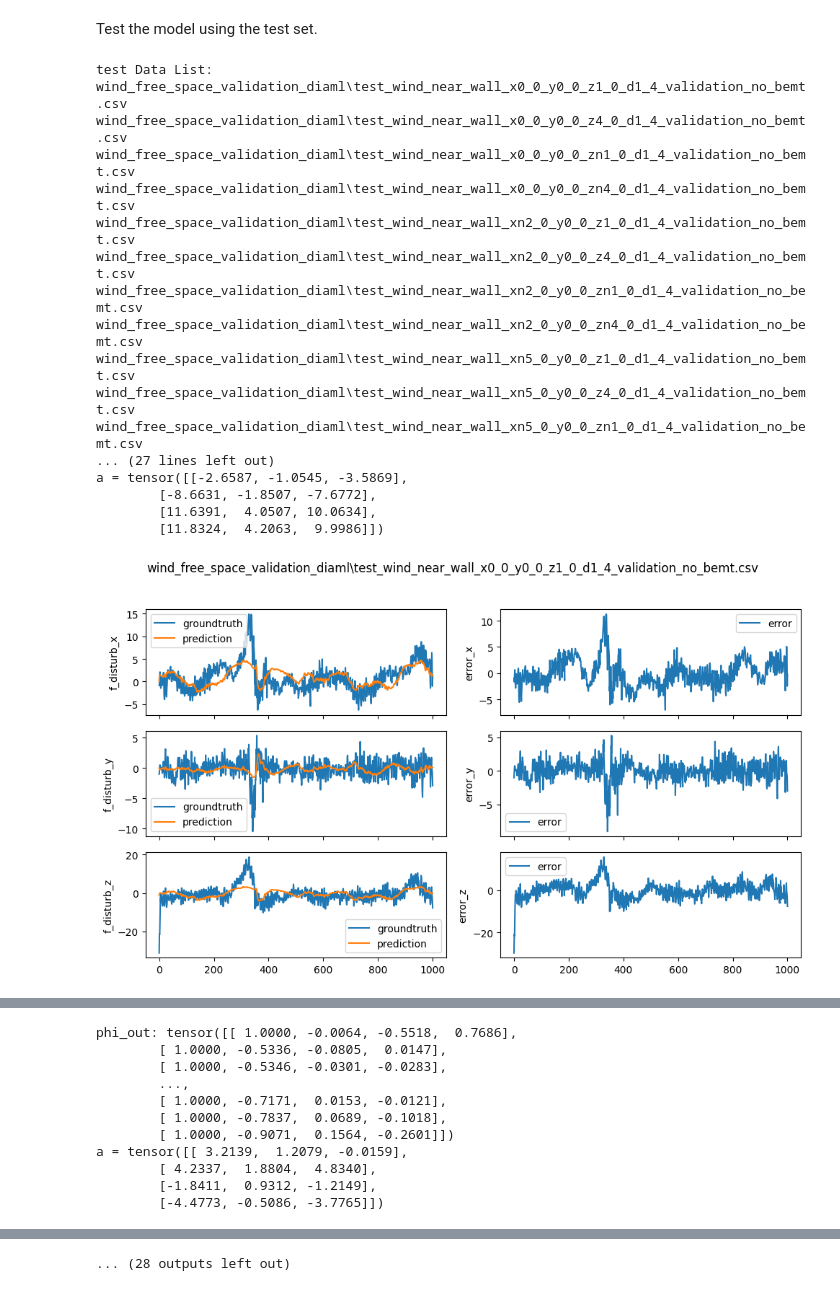
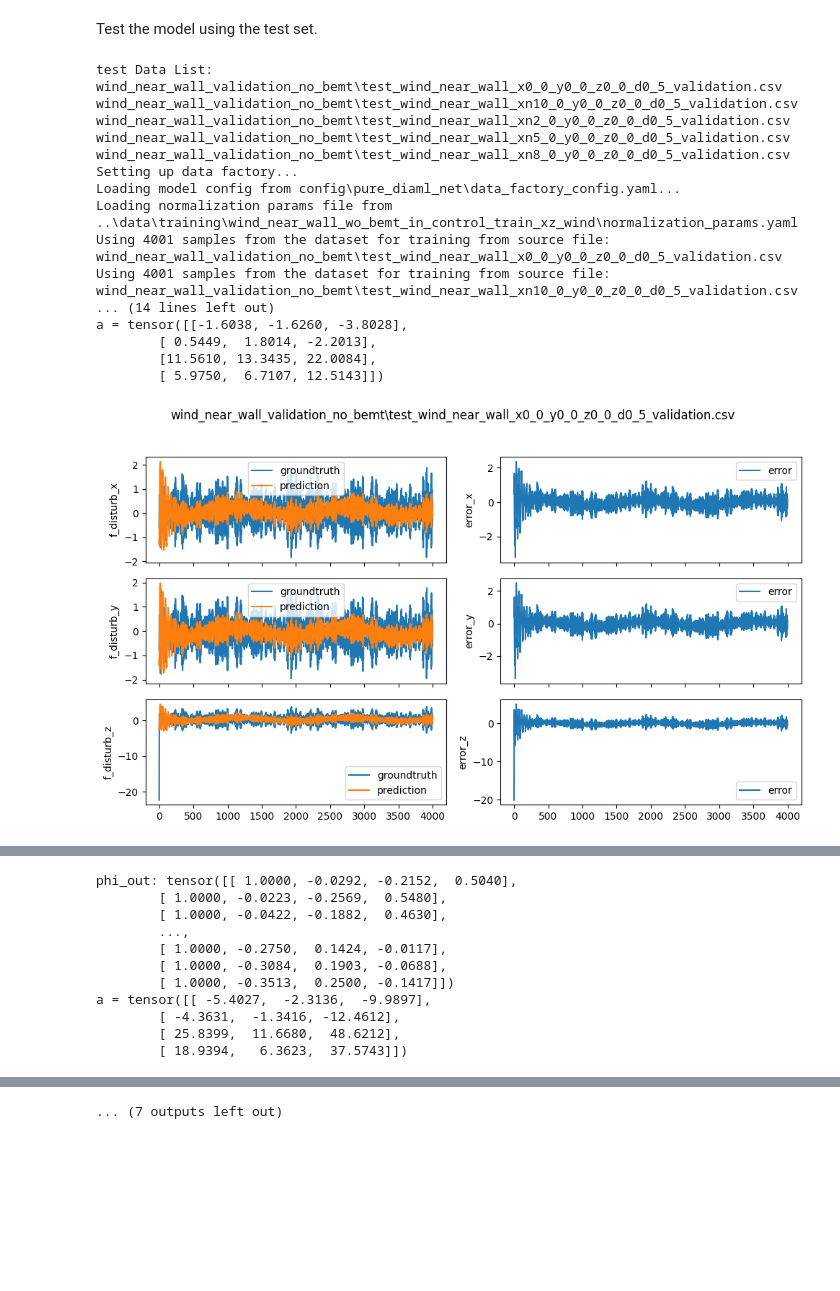
Before and after one commit to zzzzzzhym/aerial_robot_testbed, a Jupyter notebook: learning/trainer_user_guide_wo_bemt_diaml.ipynb, the cells around one changed output, grey strips where cells are left out. Saved outputs shown, nothing was run; the diff lists cells and outputs as text; code cells hidden in the pictures; blank space fills up the shorter version.

```diff
--- a/learning/trainer_user_guide_wo_bemt_diaml.ipynb
+++ b/learning/trainer_user_guide_wo_bemt_diaml.ipynb
@@ -17,21 +17,30 @@ Existing problem:
 - t-sne gets worse as epoch grows and the cross entropy loss remains the same.
 # %%
 import os
+import sys
 import matplotlib.pyplot as plt
+
+# Get the current directory of the notebook
+notebook_dir = os.getcwd()
+
+# Add the parent directory to sys.path
+parent_dir = os.path.abspath(os.path.join(notebook_dir, '..'))
+if parent_dir not in sys.path:
+    sys.path.append(parent_dir)
 
 import training_manager
 
 current_dir = os.getcwd()
-# training_subfolder = "wind_near_wall_wo_bemt_in_control_train_xz_wind"
+training_subfolder = "wind_near_wall_wo_bemt_in_control_train_xz_wind"
 # training_subfolder = "wind_near_wall_wo_bemt_in_control_far_from_wall"  # training in no wall condition
 # training_subfolder = "nf_training_back2back"
 # training_subfolder = "wind_free_space_training_diaml"
-training_subfolder = "wind_free_space_training_in_house_sim_diaml"
+# training_subfolder = "wind_free_space_training_in_house_sim_diaml"
 # validation_subfolder = "nf_validation_back2back"
-# validation_subfolder = "wind_near_wall_validation_no_bemt"
+validation_subfolder = "wind_near_wall_validation_no_bemt"
 # validation_subfolder = "wind_near_wall_validation_no_bemt_sinusoidal"
 # validation_subfolder = "wind_free_space_validation_diaml"
-validation_subfolder = "wind_free_space_validation_in_house_sim_diaml"
+# validation_subfolder = "wind_free_space_validation_in_house_sim_diaml"
 
 def generate_data_list(subfolder):
     """
@@ -82,7 +91,7 @@ wind_free_space_validation_in_house_sim_diaml\test_wind_near_wall_xn5_0_y0_0_zn4
 # %%
 # use the data from previous section to train the model
 
-factory = training_manager.PipelineFactory(training_manager.ModelArchitecture.DIAML)
+factory = training_manager.PipelineFactory(training_manager.ModelArchitecture.DAIML)
 manager = factory.make_training_pipeline()
 manager.set_up(
     training_data_menu=data_list,
@@ -135,45 +144,45 @@ Test the model using the test set.
 # %%
 %matplotlib inline
 model_name = training_subfolder
 
 subfolder = validation_subfolder
-subfolder = "wind_free_space_validation_diaml"
+# subfolder = "wind_free_space_validation_diaml"
 # subfolder = "nf_validation_back2back"
 data_list = generate_data_list(subfolder)
 print("test Data List:")
 for data in data_list:
     print(data)
 
 # debug
 # data_list = data_list[:1]  # use small data list for quick testing
 
 manager = factory.make_test_pipeline()
 
 manager.set_up(
     data_menu=data_list,
     input_label_map_file=path1,
     model_name=model_name
 )
 
 # make a new trainer to replicate the above setup, just to allow verify_model to work
 manager.test()
 plt.show()
 # %% [output]
 test Data List:
-wind_free_space_validation_diaml\test_wind_near_wall_x0_0_y0_0_z1_0_d1_4_validation_no_bemt.csv
-wind_free_space_validation_diaml\test_wind_near_wall_x0_0_y0_0_z4_0_d1_4_validation_no_bemt.csv
-wind_free_space_validation_diaml\test_wind_near_wall_x0_0_y0_0_zn1_0_d1_4_validation_no_bemt.csv
-wind_free_space_validation_diaml\test_wind_near_wall_x0_0_y0_0_zn4_0_d1_4_validation_no_bemt.csv
-wind_free_space_validation_diaml\test_wind_near_wall_xn2_0_y0_0_z1_0_d1_4_validation_no_bemt.csv
-wind_free_space_validation_diaml\test_wind_near_wall_xn2_0_y0_0_z4_0_d1_4_validation_no_bemt.csv
-wind_free_space_validation_diaml\test_wind_near_wall_xn2_0_y0_0_zn1_0_d1_4_validation_no_bemt.csv
-wind_free_space_validation_diaml\test_wind_near_wall_xn2_0_y0_0_zn4_0_d1_4_validation_no_bemt.csv
-wind_free_space_validation_diaml\test_wind_near_wall_xn5_0_y0_0_z1_0_d1_4_validation_no_bemt.csv
-wind_free_space_validation_diaml\test_wind_near_wall_xn5_0_y0_0_z4_0_d1_4_validation_no_bemt.csv
-wind_free_space_validation_diaml\test_wind_near_wall_xn5_0_y0_0_zn1_0_d1_4_validation_no_bemt.csv
-... (27 lines left out)
-a = tensor([[-2.6587, -1.0545, -3.5869],
-        [-8.6631, -1.8507, -7.6772],
-        [11.6391,  4.0507, 10.0634],
-        [11.8324,  4.2063,  9.9986]])
+wind_near_wall_validation_no_bemt\test_wind_near_wall_x0_0_y0_0_z0_0_d0_5_validation.csv
+wind_near_wall_validation_no_bemt\test_wind_near_wall_xn10_0_y0_0_z0_0_d0_5_validation.csv
+wind_near_wall_validation_no_bemt\test_wind_near_wall_xn2_0_y0_0_z0_0_d0_5_validation.csv
+wind_near_wall_validation_no_bemt\test_wind_near_wall_xn5_0_y0_0_z0_0_d0_5_validation.csv
+wind_near_wall_validation_no_bemt\test_wind_near_wall_xn8_0_y0_0_z0_0_d0_5_validation.csv
+Setting up data factory...
+Loading model config from config\pure_diaml_net\data_factory_config.yaml...
+Loading normalization params file from
+..\data\training\wind_near_wall_wo_bemt_in_control_train_xz_wind\normalization_params.yaml
+Using 4001 samples from the dataset for training from source file: wind_near_wall_validation_no_bemt\test_wind_near_wall_x0_0_y0_0_z0_0_d0_5_validation.csv
+Using 4001 samples from the dataset for training from source file: wind_near_wall_validation_no_bemt\test_wind_near_wall_xn10_0_y0_0_z0_0_d0_5_validation.csv
+... (14 lines left out)
+a = tensor([[-1.6038, -1.6260, -3.8028],
+        [ 0.5449,  1.8014, -2.2013],
+        [11.5610, 13.3435, 22.0084],
+        [ 5.9750,  6.7107, 12.5143]])
-[figure, old version]
+[figure, new version]
@@ -181,11 +190,11 @@ a = tensor([[-2.6587, -1.0545, -3.5869],
-phi_out: tensor([[ 1.0000, -0.0064, -0.5518,  0.7686],
-        [ 1.0000, -0.5336, -0.0805,  0.0147],
-        [ 1.0000, -0.5346, -0.0301, -0.0283],
+phi_out: tensor([[ 1.0000, -0.0292, -0.2152,  0.5040],
+        [ 1.0000, -0.0223, -0.2569,  0.5480],
+        [ 1.0000, -0.0422, -0.1882,  0.4630],
         ...,
-        [ 1.0000, -0.7171,  0.0153, -0.0121],
-        [ 1.0000, -0.7837,  0.0689, -0.1018],
-        [ 1.0000, -0.9071,  0.1564, -0.2601]])
-a = tensor([[ 3.2139,  1.2079, -0.0159],
-        [ 4.2337,  1.8804,  4.8340],
-        [-1.8411,  0.9312, -1.2149],
-        [-4.4773, -0.5086, -3.7765]])
+        [ 1.0000, -0.2750,  0.1424, -0.0117],
+        [ 1.0000, -0.3084,  0.1903, -0.0688],
+        [ 1.0000, -0.3513,  0.2500, -0.1417]])
+a = tensor([[ -5.4027,  -2.3136,  -9.9897],
+        [ -4.3631,  -1.3416, -12.4612],
+        [ 25.8399,  11.6680,  48.6212],
+        [ 18.9394,   6.3623,  37.5743]])
@@ -220 +229 @@ a = tensor([[ -9.4068,  -2.7343,   2.0155],
-... (28 outputs left out)
+... (7 outputs left out)
```
Also changed, not shown: parts of 5 cells of this notebook, 27 other files.
